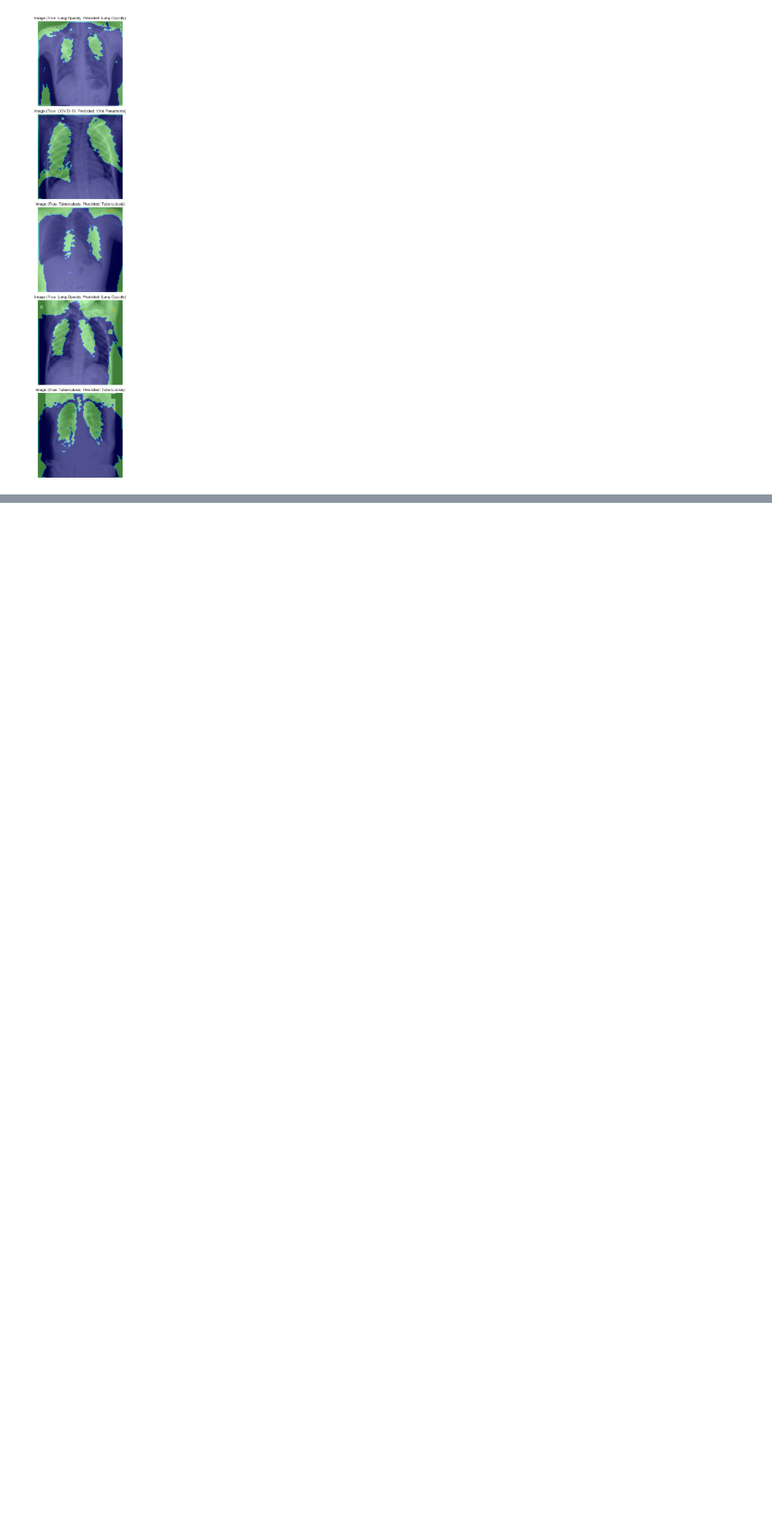
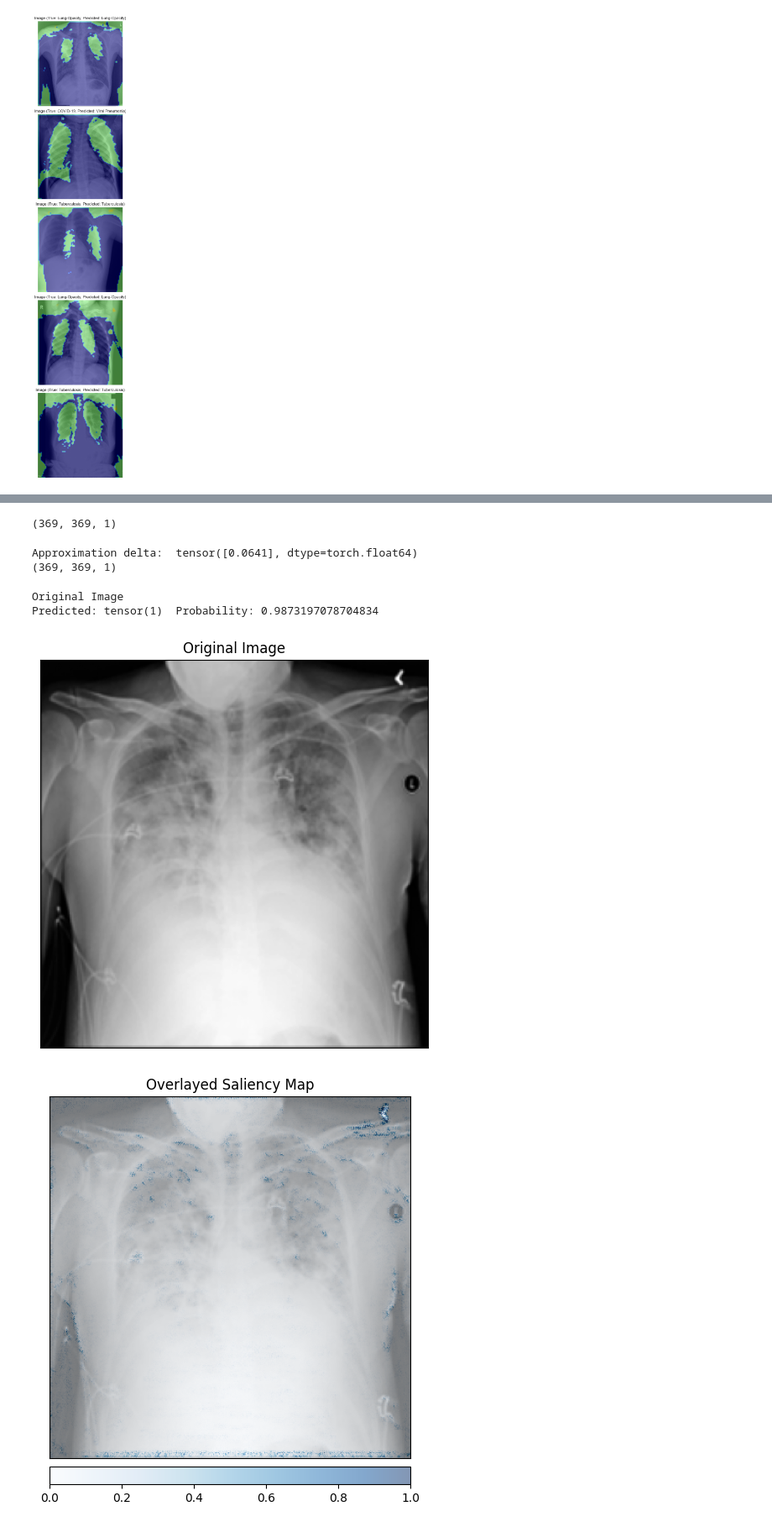
Before and after one commit to Fabianofski/medical-chest-xray, a Jupyter notebook: medical.ipynb, the cells around one changed output, grey strips where cells are left out. Shown at 84% size. Drawn from its saved outputs; the diff is of its cells as text; code cells hidden in the pictures; blank space fills up the shorter version.

```diff
--- a/medical.ipynb
+++ b/medical.ipynb
@@ -338,0 +391,49 @@ render_predictions(images, attention_masks, true_labels, predicted_labels, label
+# %%
+ind = 3
+
+input = images[ind].unsqueeze(0)
+input.requires_grad = True
+# %%
+def attribute_image_features(algorithm, input, **kwargs):
+    model.zero_grad()
+    tensor_attributions = algorithm.attribute(input,
+                                              target=labels[ind],
+                                              **kwargs
+                                             )
+
+    return tensor_attributions
+# %%
+saliency = Saliency(model)
+grads = saliency.attribute(input, target=labels[ind].item())
+grads = grads[0].cpu().numpy().transpose(1, 2, 0)
+print(grads.shape)
+# %% [output]
+(369, 369, 1)
+# %%
+ig = IntegratedGradients(model)
+attr_ig, delta = attribute_image_features(ig, input, baselines=input * 0, return_convergence_delta=True)
+attr_ig = attr_ig[0].cpu().detach().numpy().transpose(1, 2, 0)
+print('Approximation delta: ', abs(delta))
+print(attr_ig.shape)
+# %% [output]
+Approximation delta:  tensor([0.0641], dtype=torch.float64)
+(369, 369, 1)
+# %%
+print('Original Image')
+print('Predicted:', predicted[ind], ' Probability:', torch.max(F.softmax(outputs, 1)).item())
+
+original_image = images[ind].numpy().transpose(1, 2, 0)
+
+# blended heat map because cmap is otherwise not working
+_ = viz.visualize_image_attr(original_image, original_image, method="blended_heat_map", title="Original Image", cmap="gray")
+
+_ = viz.visualize_image_attr(grads, original_image, method="blended_heat_map", sign="absolute_value",
+                          title="Overlayed Saliency Map", show_colorbar=True)
+
+_ = viz.visualize_image_attr(attr_ig, original_image, method="blended_heat_map",sign="all",
+                          show_colorbar=True, title="Overlayed Integrated Gradients")
+# %% [output]
+Original Image
+Predicted: tensor(1)  Probability: 0.9873197078704834
+[figure, added]
+[figure, added]
```
Also changed, not shown: parts of 8 cells of this notebook.
